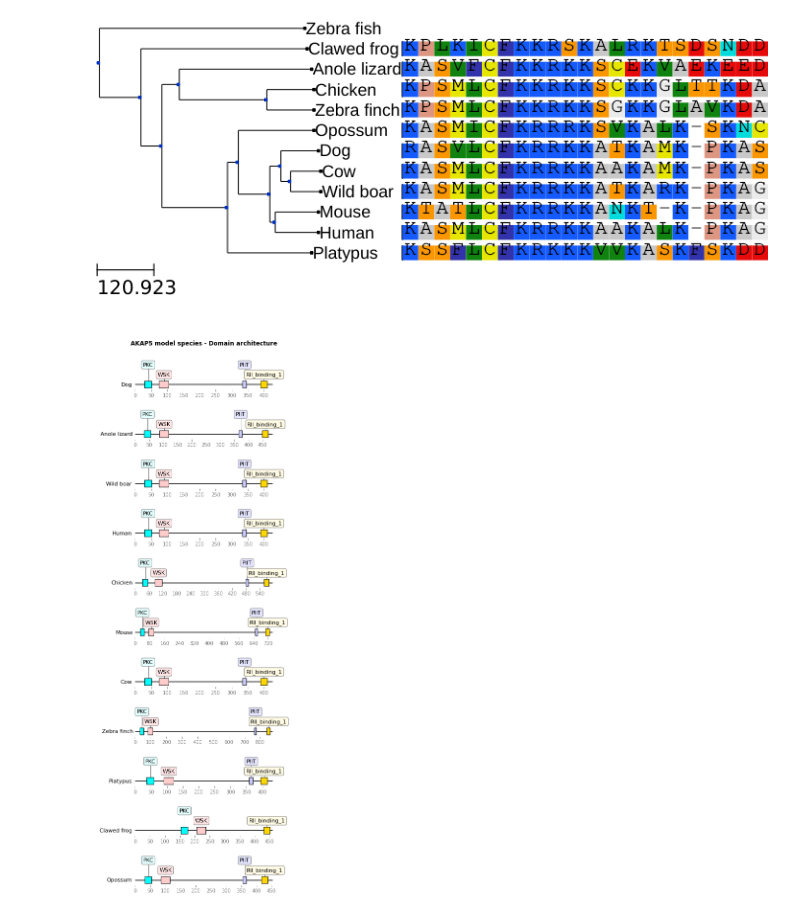
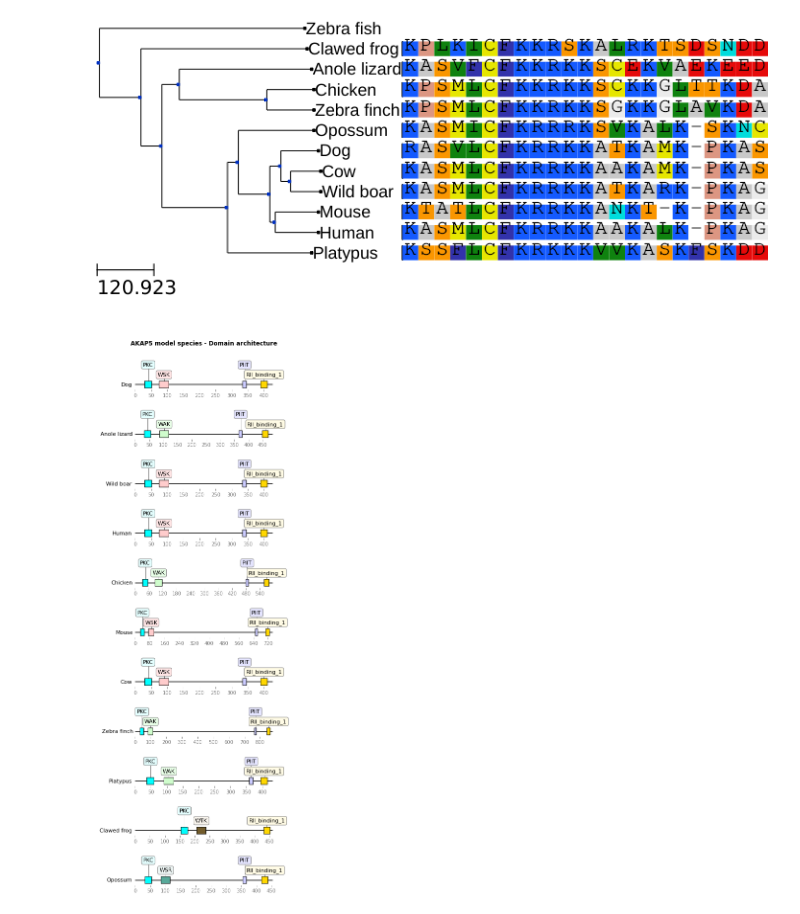
Before and after one commit to msarrias/akaps-evolutionary-study, a Jupyter notebook: akap5_domain_analysis_model_species.ipynb, the cells around one changed output. Saved outputs shown, nothing was run; the diff lists cells and outputs as text; code cells hidden in the pictures.

```diff
--- a/akap5_domain_analysis_model_species.ipynb
+++ b/akap5_domain_analysis_model_species.ipynb
@@ -30,8 +31,11 @@ compiled_regex = re.compile('(-)*'.join(list(base_string_wsk)))
 start, end = compiled_regex.search(akap5_msa_seqs[ref]).span()
 # %%
 filename = 'fasta_files/binding_regions/AKAP5_WSK.fa'
-regions_dict, aln = seq_domain_alignment(akap5_msa_seqs, akap5_seqs, start, end,
-                                         'WSK', filename)
+regions_dict, aln = seq_domain_alignment(akap5_msa_seqs,
+                                         akap5_seqs,
+                                         start, end,
+                                         filename,
+                                         motif_coords=residues_idx)
 # alv.view(aln)
 # %%
 t = render_msa_phylo(nwk_direct, read_fasta(filename), host_guest_dict)
@@ -47,8 +51,10 @@ compiled_regex = re.compile('(-)*'.join(list(base_string_piaiit)))
 start, end = compiled_regex.search(akap5_msa_seqs[ref]).span()
 # %%
 filename = 'fasta_files/binding_regions/AKAP5_PIIT.fa'
-regions_dict, aln = seq_domain_alignment(akap5_msa_seqs, akap5_seqs, start, end,
-                                         'PIIT', filename, regions_dict)
+regions_dict, aln = seq_domain_alignment(akap5_msa_seqs,
+                                         akap5_seqs,
+                                         start, end,
+                                         filename, [], 'PIIT', regions_dict)
 # alv.view(aln)
 # %%
 t = render_msa_phylo(nwk_direct, read_fasta(filename), host_guest_dict)
@@ -64,8 +70,10 @@ compiled_regex = re.compile('(-)*'.join(list(base_string_rii_binding)))
 start, end = compiled_regex.search(akap5_msa_seqs[ref]).span()
 # %%
 filename = 'fasta_files/binding_regions/AKAP5_RII_binding_1.fa'
-regions_dict, aln = seq_domain_alignment(akap5_msa_seqs, akap5_seqs, start, end,
-                                         'RII_binding_1', filename, regions_dict)
+regions_dict, aln = seq_domain_alignment(akap5_msa_seqs,
+                                         akap5_seqs,
+                                         start, end,
+                                         filename, [], 'RII_binding_1',  regions_dict)
 # alv.view(aln)
 # %%
 t = render_msa_phylo(nwk_direct, read_fasta(filename), host_guest_dict)
@@ -81,8 +89,10 @@ compiled_regex = re.compile('(-)*'.join(list(base_string_pkc)))
 start, end = compiled_regex.search(akap5_msa_seqs[ref]).span()
 # %%
 filename = 'fasta_files/binding_regions/AKAP5_PKC.fa'
-regions_dict, aln = seq_domain_alignment(akap5_msa_seqs, akap5_seqs, start, end,
-                                         'PKC', filename, regions_dict)
+regions_dict, aln = seq_domain_alignment(akap5_msa_seqs,
+                                         akap5_seqs,
+                                         start, end,
+                                         filename, [], 'PKC', regions_dict)
 # alv.view(aln)
 # %%
 t = render_msa_phylo(nwk_direct, read_fasta(filename), host_guest_dict)
@@ -90,11 +100,11 @@ t.render("%%inline", w = 700)
 # %% [output]
 Warnning: [1] terminal nodes could not be found in the alignment.
 [figure]
-# %%
-title = 'AKAP5 model species - Domain architecture'
-visualize_structure(host_guest_dict, colors(), regions_dict, title, akap5_seqs)
-# %% [output]
-[figure, removed]
+# %%
+title = 'AKAP5 model species - Domain architecture'
+visualize_structure(host_guest_dict, regions_colors(regions_dict), regions_dict, title, akap5_seqs)
+# %% [output]
+[figure, added]
 # %%
 # #Notes:
 # Is PKC in frog? what changed in the allignment from previous results?
```
Also changed, not shown: parts of 1 cell of this notebook, 2 other files.
